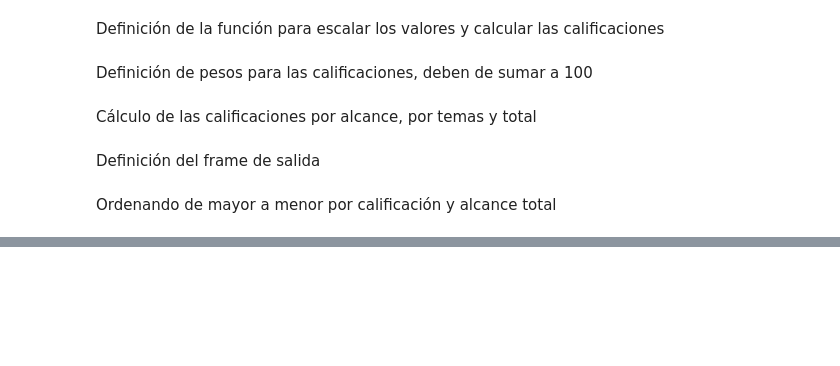
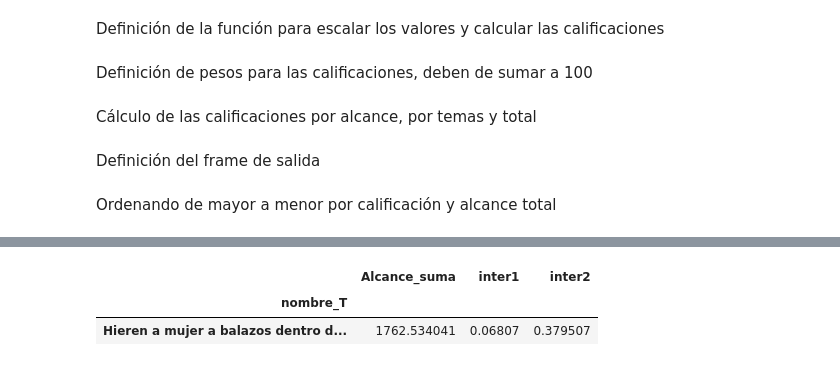
Before and after one commit to irvingfisica/virality, a Jupyter notebook: codigos/score_final.ipynb, the cells around one changed output, grey strips where cells are left out. Drawn from its saved outputs; the diff is of its cells as text; code cells hidden in the pictures; blank space fills up the shorter version.

```diff
--- a/codigos/score_final.ipynb
+++ b/codigos/score_final.ipynb
@@ -209,0 +392,6 @@ lista_final.to_csv("../data/procesados/salida.csv")
+# %%
+frame.loc[19695]
+# %% [output]
+|  | Alcance_suma | inter1 | inter2 |
+| nombre_T |  |  |  |
+| Hieren a mujer a balazos dentro d... | 1762.534041 | 0.06807 | 0.379507 |
```
Also changed, not shown: parts of 53 cells of this notebook, 5 other files.
